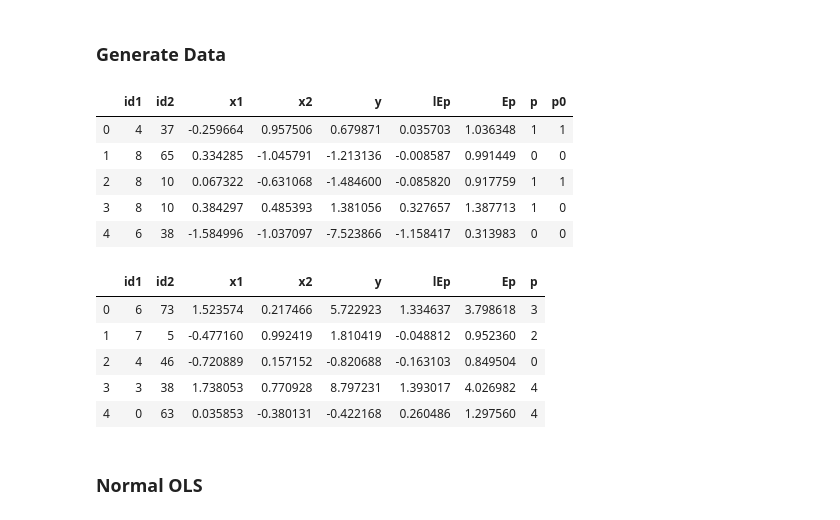
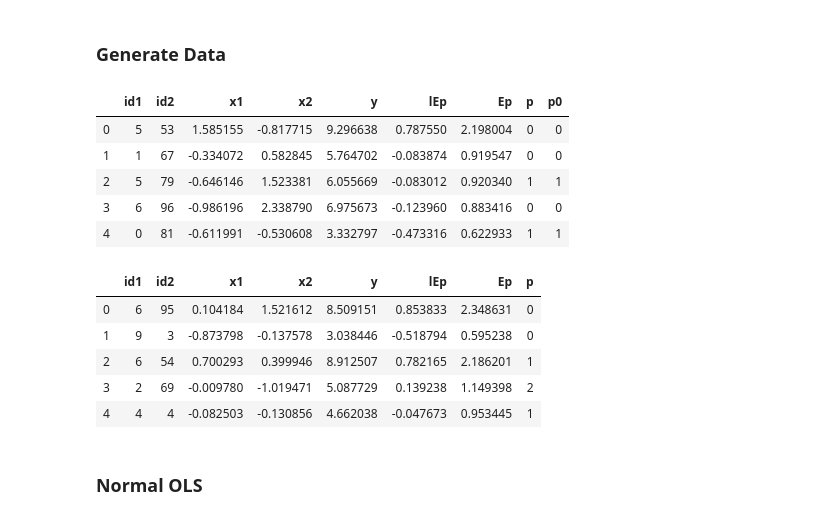
Before and after one commit to iamlemec/fastreg, a Jupyter notebook: benchmark.ipynb, the cells around one changed output. Drawn from its saved outputs; the diff is of its cells as text; code cells hidden in the pictures.

```diff
--- a/benchmark.ipynb
+++ b/benchmark.ipynb
@@ -7,27 +7,27 @@ import fastreg.linear as frl
 ### Generate Data
 # %%
 st = np.random.RandomState(89320432)
-N, K1, K2 = 100_000, 10, 100
+N, K1, K2 = 1_000_000, 10, 100
 # %%
 df0 = pd.DataFrame({
     'id1': st.randint(K1, size=N),
     'id2': st.randint(K2, size=N),
     'x1': st.randn(N),
     'x2': st.randn(N)
 })
-df0['y'] = 3*df0['x1'] + 2*df0['x2'] + st.randn(N)
+df0['y'] = 5 + 3*df0['x1'] + 2*df0['x2'] + st.randn(N)
 df0['lEp'] = 0.6*df0['x1'] + 0.2*df0['x2']
 df0['Ep'] = np.exp(df0['lEp'])
 df0['p'] = np.random.poisson(df0['Ep'])
 df0['p0'] = np.where(st.rand(N) < 0.2, 0, df0['p'])
 df0.head()
 # %% [output]
 |  | id1 | id2 | x1 | x2 | y | lEp | Ep | p | p0 |
-| 0 | 4 | 37 | -0.259664 | 0.957506 | 0.679871 | 0.035703 | 1.036348 | 1 | 1 |
-| 1 | 8 | 65 | 0.334285 | -1.045791 | -1.213136 | -0.008587 | 0.991449 | 0 | 0 |
-| 2 | 8 | 10 | 0.067322 | -0.631068 | -1.484600 | -0.085820 | 0.917759 | 1 | 1 |
-| 3 | 8 | 10 | 0.384297 | 0.485393 | 1.381056 | 0.327657 | 1.387713 | 1 | 0 |
-| 4 | 6 | 38 | -1.584996 | -1.037097 | -7.523866 | -1.158417 | 0.313983 | 0 | 0 |
+| 0 | 5 | 53 | 1.585155 | -0.817715 | 9.296638 | 0.787550 | 2.198004 | 0 | 0 |
+| 1 | 1 | 67 | -0.334072 | 0.582845 | 5.764702 | -0.083874 | 0.919547 | 0 | 0 |
+| 2 | 5 | 79 | -0.646146 | 1.523381 | 6.055669 | -0.083012 | 0.920340 | 1 | 1 |
+| 3 | 6 | 96 | -0.986196 | 2.338790 | 6.975673 | -0.123960 | 0.883416 | 0 | 0 |
+| 4 | 0 | 81 | -0.611991 | -0.530608 | 3.332797 | -0.473316 | 0.622933 | 1 | 1 |
 # %%
 df = pd.DataFrame({
     'id1': st.randint(K1, size=N),
@@ -35,18 +35,18 @@ df = pd.DataFrame({
     'x1': st.randn(N),
     'x2': st.randn(N)
 })
-df['y'] = 3*df['x1'] + 2*df['x2'] + 0.1*df['id1'] + 0.01*df['id2'] + st.randn(N)
+df['y'] = 5 + 3*df['x1'] + 2*df['x2'] + 0.1*df['id1'] + 0.01*df['id2'] + st.randn(N)
 df['lEp'] = 0.6*df['x1'] + 0.2*df['x2'] + 0.2*df['id1']/100 + 0.5*df['id2']/100
 df['Ep'] = np.exp(df['lEp'])
 df['p'] = np.random.poisson(df['Ep'])
 df.head()
 # %% [output]
 |  | id1 | id2 | x1 | x2 | y | lEp | Ep | p |
-| 0 | 6 | 73 | 1.523574 | 0.217466 | 5.722923 | 1.334637 | 3.798618 | 3 |
-| 1 | 7 | 5 | -0.477160 | 0.992419 | 1.810419 | -0.048812 | 0.952360 | 2 |
-| 2 | 4 | 46 | -0.720889 | 0.157152 | -0.820688 | -0.163103 | 0.849504 | 0 |
-| 3 | 3 | 38 | 1.738053 | 0.770928 | 8.797231 | 1.393017 | 4.026982 | 4 |
-| 4 | 0 | 63 | 0.035853 | -0.380131 | -0.422168 | 0.260486 | 1.297560 | 4 |
+| 0 | 6 | 95 | 0.104184 | 1.521612 | 8.509151 | 0.853833 | 2.348631 | 0 |
+| 1 | 9 | 3 | -0.873798 | -0.137578 | 3.038446 | -0.518794 | 0.595238 | 0 |
+| 2 | 6 | 54 | 0.700293 | 0.399946 | 8.912507 | 0.782165 | 2.186201 | 1 |
+| 3 | 2 | 69 | -0.009780 | -1.019471 | 5.087729 | 0.139238 | 1.149398 | 2 |
+| 4 | 4 | 4 | -0.082503 | -0.130856 | 4.662038 | -0.047673 | 0.953445 | 1 |
 # %% [markdown]
 ### Normal OLS
 # %%
```
Also changed, not shown: parts of 10 cells of this notebook, 3 other files.
